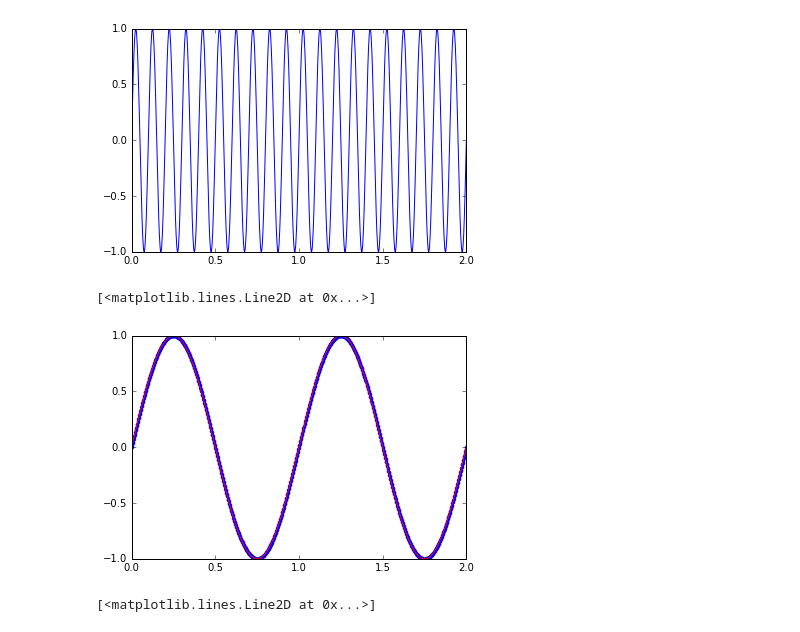
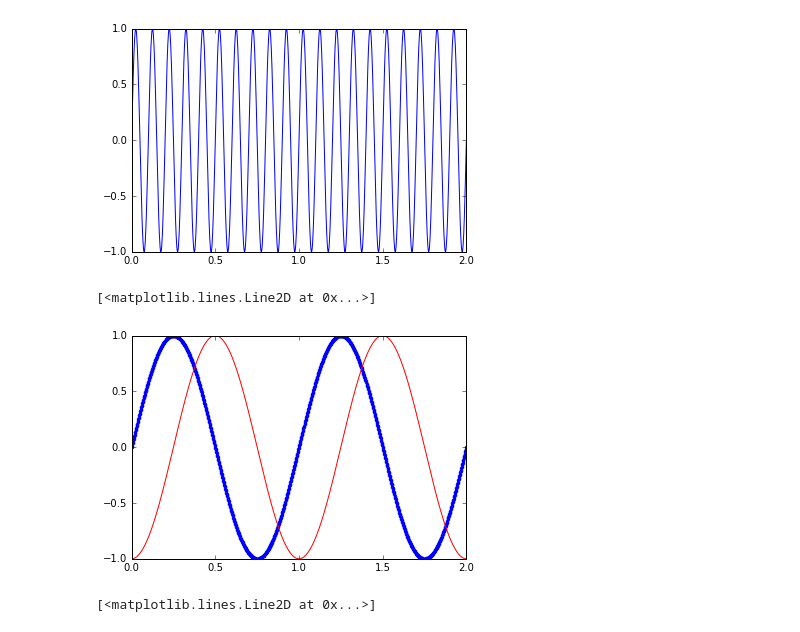
Before and after one commit to TrackDR/ModdedIpythonNotebooks, a Jupyter notebook: FMModulationDemodTest.ipynb, the cells around one changed output. Saved outputs shown, nothing was run; the diff lists cells and outputs as text; code cells hidden in the pictures.

```diff
--- a/FMModulationDemodTest.ipynb
+++ b/FMModulationDemodTest.ipynb
@@ -23,11 +23,11 @@ plt.plot(time,carrier)
 # %%
 audio = np.sin(2*np.pi*fAudio*time);
 audioInt = -np.cos(2*np.pi*fAudio*time);
 plt.plot(time,audio,'b.')
-plt.plot(time,audio,'r-')
+plt.plot(time,audioInt,'r-')
 # %% [output]
 [<matplotlib.lines.Line2D at 0x...>]
-[figure, old version]
+[figure, new version]
 # %%
 freqMod = np.sin(2*np.pi*fCarrier*time + 2*np.pi*1*audioInt)
 plt.plot(time,freqMod)
```
Also changed, not shown: parts of 2 cells of this notebook.
